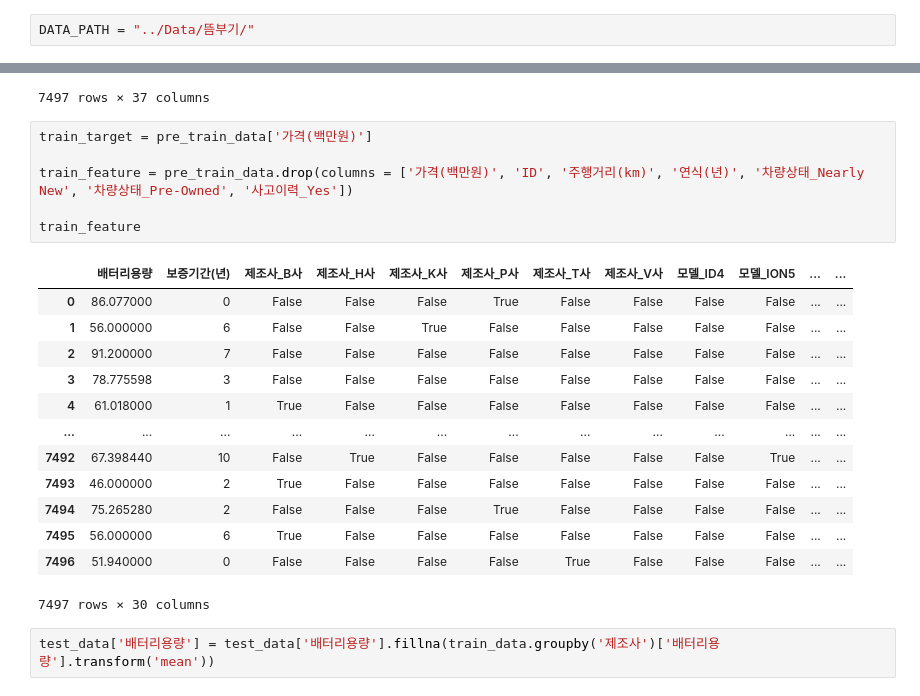
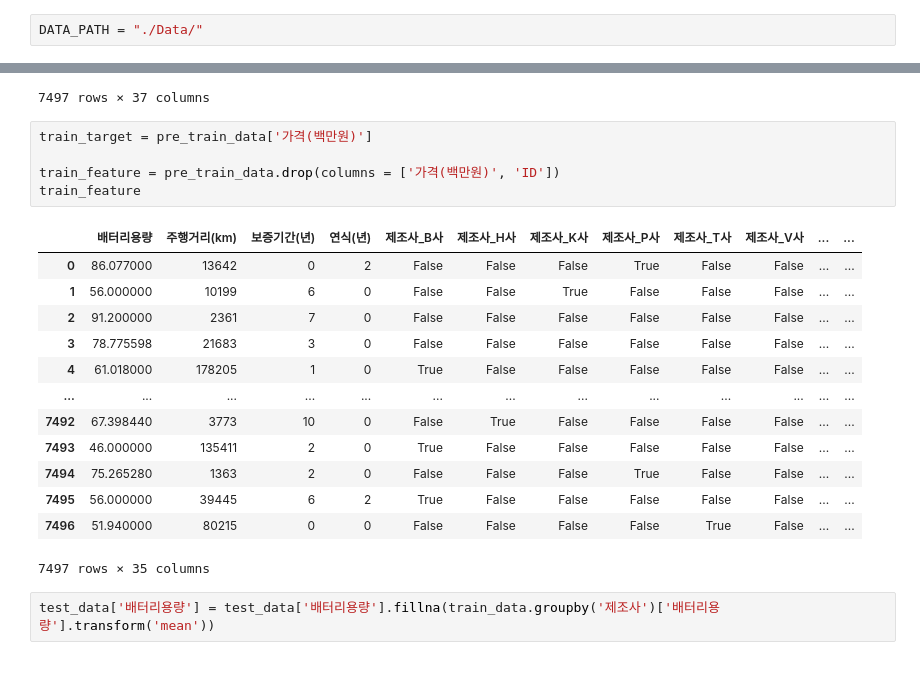
Before and after one commit to GGoneng/AI-Study-Log, a Jupyter notebook: Contest/EV_Price_Predict/ev_price_predict_dl.ipynb, the cells around one changed output, grey strips where cells are left out. Cells and saved outputs as stored; diff of their text form.

```diff
--- a/Contest/EV_Price_Predict/ev_price_predict_dl.ipynb
+++ b/Contest/EV_Price_Predict/ev_price_predict_dl.ipynb
@@ -15,7 +16,7 @@ import torch.optim.lr_scheduler as lr_scheduler
 
 from torchmetrics.regression import MeanSquaredError, R2Score
 # %%
-DATA_PATH = "../Data/뜸부기/"
+DATA_PATH = "./Data/"
 # %%
 train_data = pd.read_csv(DATA_PATH + 'train.csv')
 train_data
@@ -185,23 +186,22 @@ pre_train_data
 # %%
 train_target = pre_train_data['가격(백만원)']
 
-train_feature = pre_train_data.drop(columns = ['가격(백만원)', 'ID', '주행거리(km)', '연식(년)', '차량상태_Nearly New', '차량상태_Pre-Owned', '사고이력_Yes'])
-
+train_feature = pre_train_data.drop(columns = ['가격(백만원)', 'ID'])
 train_feature
 # %% [output]
-|  | 배터리용량 | 보증기간(년) | 제조사_B사 | 제조사_H사 | 제조사_K사 | 제조사_P사 | 제조사_T사 | 제조사_V사 | 모델_ID4 | 모델_ION5 | ... | ... |
-| 0 | 86.077000 | 0 | False | False | False | True | False | False | False | False | ... | ... |
-| 1 | 56.000000 | 6 | False | False | True | False | False | False | False | False | ... | ... |
-| 2 | 91.200000 | 7 | False | False | False | False | False | False | False | False | ... | ... |
-| 3 | 78.775598 | 3 | False | False | False | False | False | False | False | False | ... | ... |
-| 4 | 61.018000 | 1 | True | False | False | False | False | False | False | False | ... | ... |
+|  | 배터리용량 | 주행거리(km) | 보증기간(년) | 연식(년) | 제조사_B사 | 제조사_H사 | 제조사_K사 | 제조사_P사 | 제조사_T사 | 제조사_V사 | ... | ... |
+| 0 | 86.077000 | 13642 | 0 | 2 | False | False | False | True | False | False | ... | ... |
+| 1 | 56.000000 | 10199 | 6 | 0 | False | False | True | False | False | False | ... | ... |
+| 2 | 91.200000 | 2361 | 7 | 0 | False | False | False | False | False | False | ... | ... |
+| 3 | 78.775598 | 21683 | 3 | 0 | False | False | False | False | False | False | ... | ... |
+| 4 | 61.018000 | 178205 | 1 | 0 | True | False | False | False | False | False | ... | ... |
 | ... | ... | ... | ... | ... | ... | ... | ... | ... | ... | ... | ... | ... |
-| 7492 | 67.398440 | 10 | False | True | False | False | False | False | False | True | ... | ... |
-| 7493 | 46.000000 | 2 | True | False | False | False | False | False | False | False | ... | ... |
-| 7494 | 75.265280 | 2 | False | False | False | True | False | False | False | False | ... | ... |
-| 7495 | 56.000000 | 6 | True | False | False | False | False | False | False | False | ... | ... |
-| 7496 | 51.940000 | 0 | False | False | False | False | True | False | False | False | ... | ... |
+| 7492 | 67.398440 | 3773 | 10 | 0 | False | True | False | False | False | False | ... | ... |
+| 7493 | 46.000000 | 135411 | 2 | 0 | True | False | False | False | False | False | ... | ... |
+| 7494 | 75.265280 | 1363 | 2 | 0 | False | False | False | True | False | False | ... | ... |
+| 7495 | 56.000000 | 39445 | 6 | 2 | True | False | False | False | False | False | ... | ... |
+| 7496 | 51.940000 | 80215 | 0 | 0 | False | False | False | False | True | False | ... | ... |
-7497 rows × 30 columns
+7497 rows × 35 columns
 # %%
 test_data['배터리용량'] = test_data['배터리용량'].fillna(train_data.groupby('제조사')['배터리용량'].transform('mean'))
 # %%
```
Also changed, not shown: parts of 11 cells of this notebook, 3 other files.
